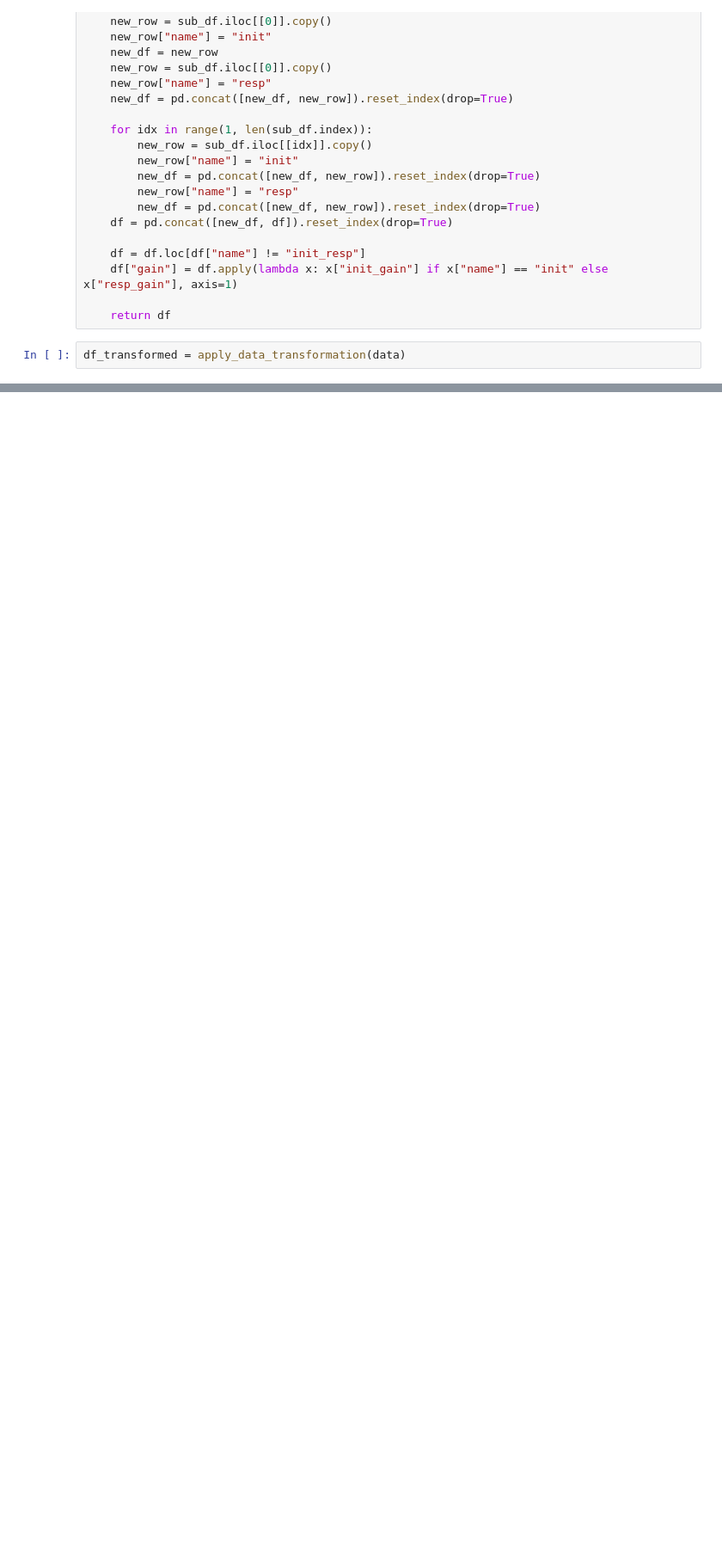
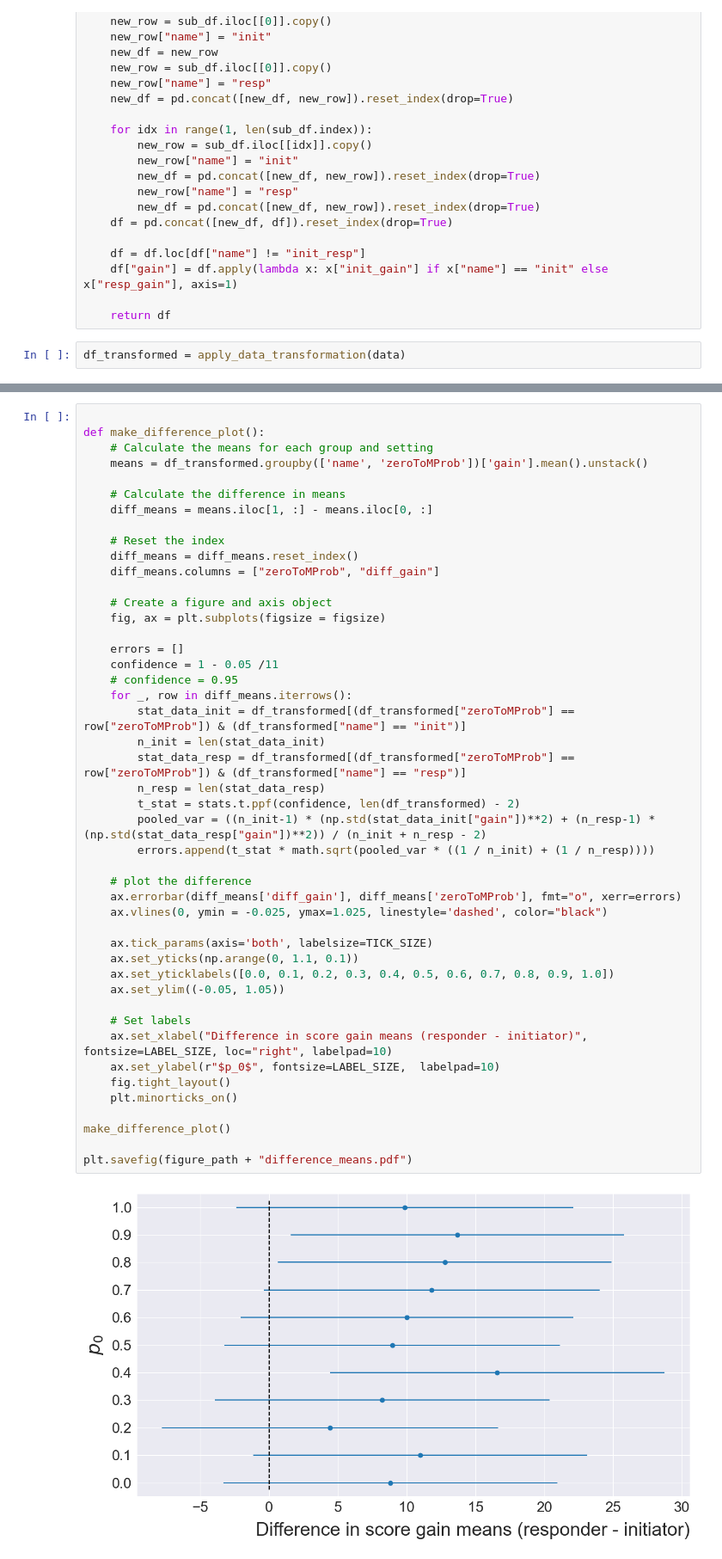
Before and after one commit to SverreBr/MasterThesis, a Jupyter notebook: py_src/expDetermineProb.ipynb, the cells around one changed output, grey strips where cells are left out. Shown at 86% size. Saved outputs shown, nothing was run; the diff lists cells and outputs as text; blank space fills up the shorter version.

```diff
--- a/py_src/expDetermineProb.ipynb
+++ b/py_src/expDetermineProb.ipynb
@@ -380,0 +438,48 @@ plt.savefig(figure_path + "boxplot_separate_pareto.pdf")
+# %%
+
+def make_difference_plot():
+    # Calculate the means for each group and setting
+    means = df_transformed.groupby(['name', 'zeroToMProb'])['gain'].mean().unstack()
+
+    # Calculate the difference in means
+    diff_means = means.iloc[1, :] - means.iloc[0, :]
+
+    # Reset the index
+    diff_means = diff_means.reset_index()
+    diff_means.columns = ["zeroToMProb", "diff_gain"]
+
+    # Create a figure and axis object
+    fig, ax = plt.subplots(figsize = figsize)
+
+    errors = []
+    confidence = 1 - 0.05 /11
+    # confidence = 0.95
+    for _, row in diff_means.iterrows():
+        stat_data_init = df_transformed[(df_transformed["zeroToMProb"] == row["zeroToMProb"]) & (df_transformed["name"] == "init")]
+        n_init = len(stat_data_init)
+        stat_data_resp = df_transformed[(df_transformed["zeroToMProb"] == row["zeroToMProb"]) & (df_transformed["name"] == "resp")]
+        n_resp = len(stat_data_resp)
+        t_stat = stats.t.ppf(confidence, len(df_transformed) - 2)
+        pooled_var = ((n_init-1) * (np.std(stat_data_init["gain"])**2) + (n_resp-1) * (np.std(stat_data_resp["gain"])**2)) / (n_init + n_resp - 2)
+        errors.append(t_stat * math.sqrt(pooled_var * ((1 / n_init) + (1 / n_resp))))
+
+    # plot the difference
+    ax.errorbar(diff_means['diff_gain'], diff_means['zeroToMProb'], fmt="o", xerr=errors)
+    ax.vlines(0, ymin = -0.025, ymax=1.025, linestyle='dashed', color="black")
+
+    ax.tick_params(axis='both', labelsize=TICK_SIZE)
+    ax.set_yticks(np.arange(0, 1.1, 0.1))
+    ax.set_yticklabels([0.0, 0.1, 0.2, 0.3, 0.4, 0.5, 0.6, 0.7, 0.8, 0.9, 1.0])
+    ax.set_ylim((-0.05, 1.05))
+
+    # Set labels
+    ax.set_xlabel("Difference in score gain means (responder - initiator)", fontsize=LABEL_SIZE, loc="right", labelpad=10)
+    ax.set_ylabel(r"$p_0$", fontsize=LABEL_SIZE,  labelpad=10)
+    fig.tight_layout()
+    plt.minorticks_on()
+
+make_difference_plot()
+
+plt.savefig(figure_path + "difference_means.pdf")
+# %% [output]
+[figure, added]
```
Also changed, not shown: parts of 13 cells of this notebook, 3 other files.
